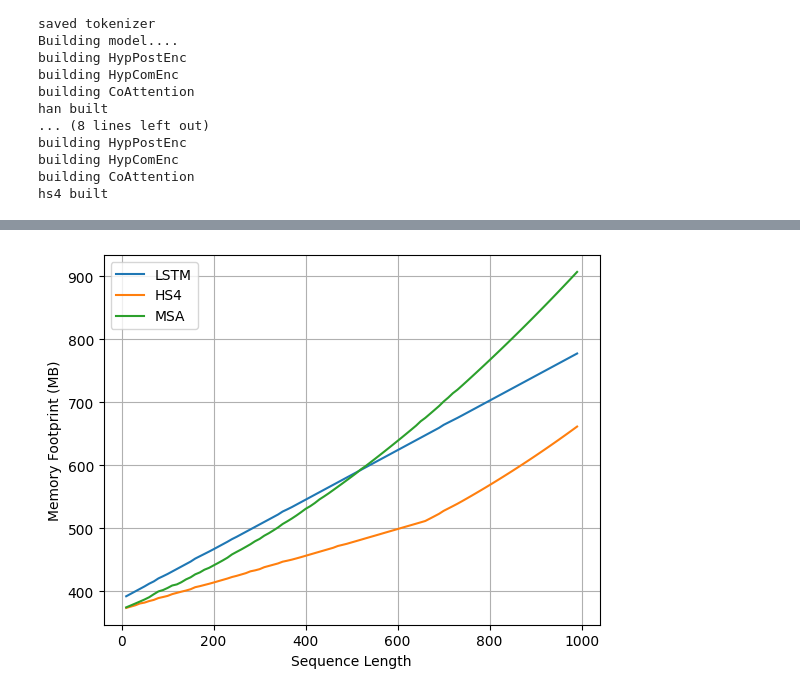
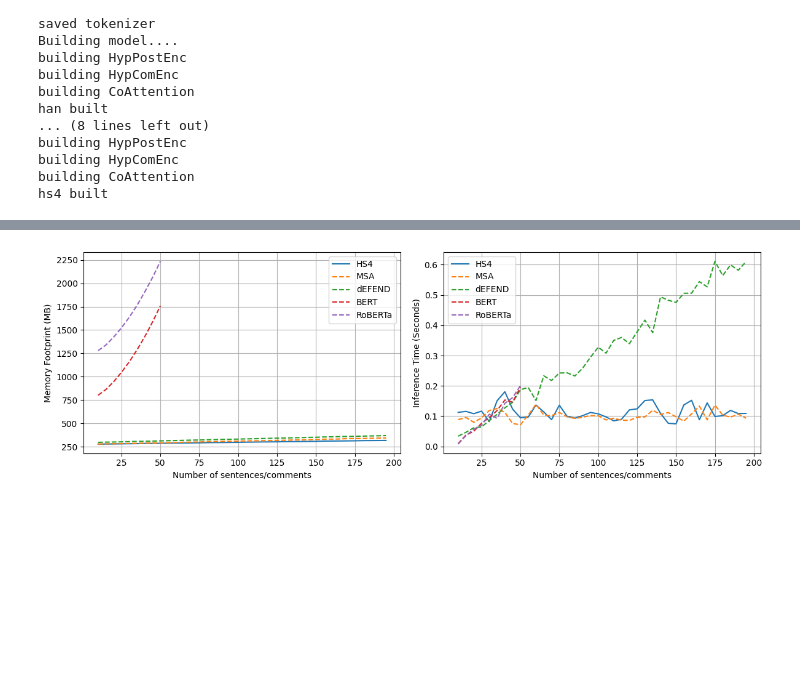
Before and after one commit to hchautran/Hyphen, a Jupyter notebook: test.ipynb, the cells around one changed output, grey strips where cells are left out. Cells and saved outputs as stored; diff of their text form; code cells hidden in the pictures; blank space fills up the shorter version.

```diff
--- a/test.ipynb
+++ b/test.ipynb
@@ -214,0 +201,13 @@ Total parameters: 12604460
+# %%
+from transformers import BertModel, RobertaModel
+models = {
+   'HS4': hs4_trainer.model,
+   'MSA': bert_trainer.model,
+   'dEFEND': rnn_trainer.model,
+   'BERT': BertModel.from_pretrained('bert-base-uncased'),
+   'RoBERTa': RobertaModel.from_pretrained('roberta-base')
+
+}
+for key in models.keys():
+   total_params = sum(p.numel() for p in models[key].parameters())
+   print(f"Total parameters of {key}: {total_params}")
@@ -215,46 +226,72 @@ Total parameters: 12604460
 # %%
 import torch
 import matplotlib.pyplot as plt
 from tqdm.auto import tqdm
+from scipy.signal import savgol_filter
+import numpy as np
 
-# Assume model is already defined
-
-def measure_memory_footprint(model, comment_input_size, content_input_size):
+def measure_memory_footprint(model, model_type:str, comment_input_size:torch.Tensor):
     device = torch.device("cuda" if torch.cuda.is_available() else "cpu")
     model.to(device).eval()
-    start = time.time()
 
     # Measure memory before inference
     torch.cuda.reset_peak_memory_stats(device)
     with torch.no_grad():
-        input_tensor = torch.randint(0, 100, size=comment_input_size).to(device)
-        model(content=input_tensor, comment=input_tensor)
-    inference_time = time.time() - start
+        start = time.time()
+        if model_type == 'BERT' or model_type == 'RoBERTa':
+            input_tensor = torch.randint(0, 100, size=(comment_input_size[0],comment_input_size[1])).to(device)
+            model(input_tensor)
+        else:
+            input_tensor = torch.randint(0, 100, size=comment_input_size).to(device)
+            model(content=input_tensor, comment=input_tensor)
+        inference_time = time.time() - start
 
     # Measure memory after inference
     memory_footprint = torch.cuda.max_memory_allocated(device) / (1024 ** 2)  # Convert to MB
     return memory_footprint, inference_time
 
-sequence_lengths = range(10, 1000, 10)
+sequence_lengths = range(5, 200, 5)
 
-for i, model in enumerate([han, hs4, bert]):
+# Create a figure with two subplots (vertically arranged)
+fig, (ax1, ax2) = plt.subplots(1, 2, figsize=(12, 4))
+
+for i, key in enumerate(list(models.keys())):
     memory_footprints = []
-    infernce_times = []
+    inference_times = []
+    no_sentence = []
     for seq_len in tqdm(sequence_lengths):
-        input_size = (32, seq_len, 10)  # Example input size, adjust based on your model
-        footprint, infernce_time = measure_memory_footprint(model, input_size, input_size)
-        infernce_times.append(infernce_time)
+
+        if key == 'BERT' or key == 'RoBERTa':
+            input_size = (32, seq_len*10)  # Example input size, adjust based on your model
+        else:
+            input_size = (32, seq_len, 10)  # Example input size, adjust based on your model
+        footprint, inference_time = measure_memory_footprint(models[key], key, input_size)
+        inference_times.append(inference_time)
         memory_footprints.append(footprint)
+        no_sentence.append(seq_len)
+        if no_sentence[-1] > 49 and (key == 'BERT' or key == 'RoBERTa'): break
 
-    plt.plot(sequence_lengths, memory_footprints )
-    # plt.plot(sequence_lengths, infernce_times)
-    plt.xlabel('Sequence Length')
-    plt.ylabel('Memory Footprint (MB)')
-    # plt.ylabel('Inference time (second)')
-    plt.grid(True)
+    # Plot memory footprint on the first subplot
+    ax1.plot(no_sentence[1:], memory_footprints[1:], label=f'{key}', linestyle=('--' if key != 'HS4' else '-') )
+    # Plot inference time on the second subplot
+    ax2.plot(no_sentence[1:], inference_times[1:], label=f'{key}', linestyle=('--' if key != 'HS4' else '-') )
 
-plt.legend(['LSTM', 'HS4', 'MSA'])
-# plt.title('')
+# Set labels and titles for the first subplot
+ax1.set_xlabel('Number of sentences/comments')
+
+ax1.set_ylabel('Memory Footprint (MB)')
+# ax1.set_title('Memory Footprint vs. Sequence Length')
+ax1.grid(True)
+ax1.legend()
+
+# Set labels and titles for the second subplot
+ax2.set_xlabel('Number of sentences/comments')
+ax2.set_ylabel('Inference Time (Seconds)')
+# ax2.set_title('Inference Time vs. Sequence Length')
+ax2.grid(True)
+ax2.legend()
+
+plt.tight_layout()  # Adjust layout to not overlap
 plt.show()
 # %% [output]
-[figure, old version]
+[figure, new version]
```
Also changed, not shown: parts of 5 cells of this notebook, 1 other file.
